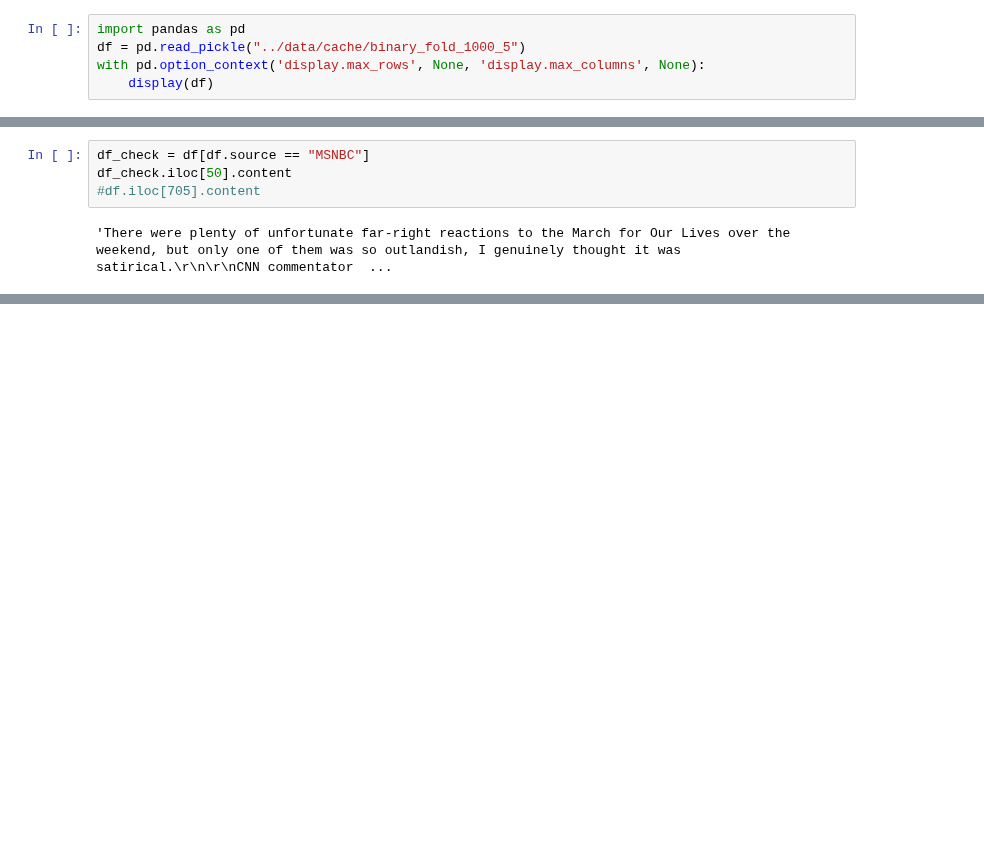
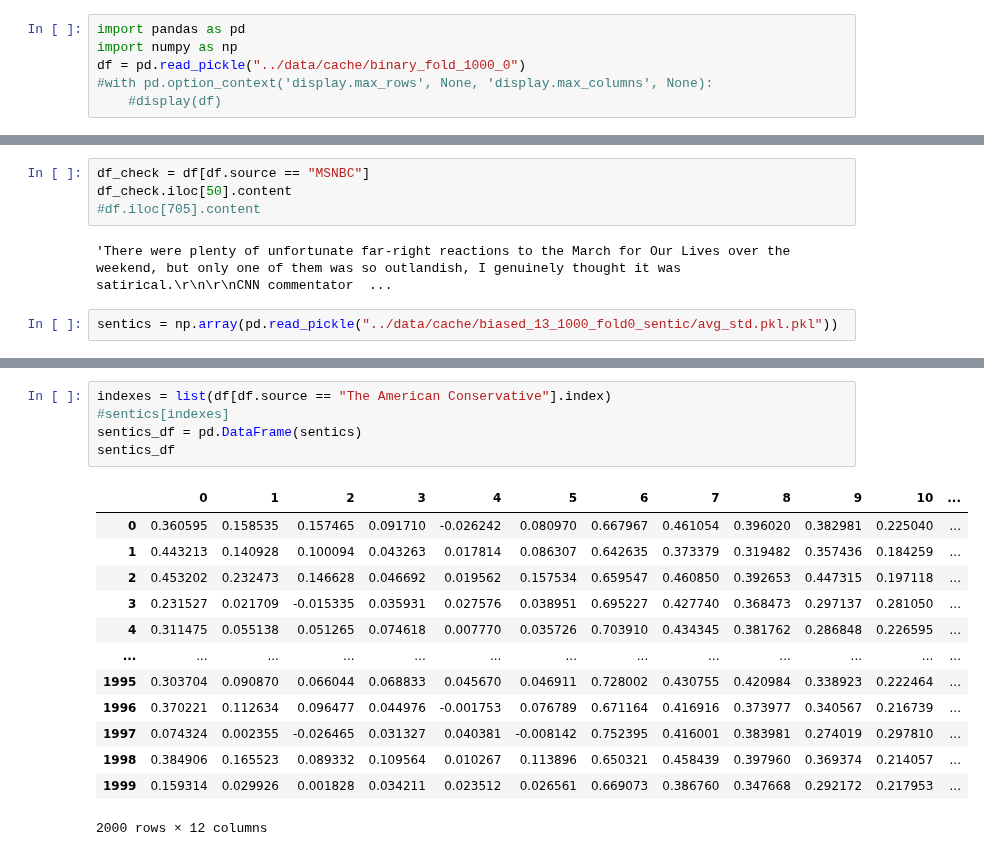
Before and after one commit to WarmCyan/news-bias-research, a Jupyter notebook: notebooks/14_Analysis.ipynb, the cells around one changed output, grey strips where cells are left out. Cells and saved outputs as stored; diff of their text form; blank space fills up the shorter version.

```diff
--- a/notebooks/14_Analysis.ipynb
+++ b/notebooks/14_Analysis.ipynb
@@ -1,5 +1,6 @@
 # %%
 import pandas as pd
-df = pd.read_pickle("../data/cache/binary_fold_1000_5")
-with pd.option_context('display.max_rows', None, 'display.max_columns', None):
-    display(df)
+import numpy as np
+df = pd.read_pickle("../data/cache/binary_fold_1000_0")
+#with pd.option_context('display.max_rows', None, 'display.max_columns', None):
+    #display(df)
@@ -27,3 +10,5 @@ df_check.iloc[50].content
 #df.iloc[705].content
 # %% [output]
 'There were plenty of unfortunate far-right reactions to the March for Our Lives over the weekend, but only one of them was so outlandish, I genuinely thought it was satirical.\r\n\r\nCNN commentator  ...
+# %%
+sentics = np.array(pd.read_pickle("../data/cache/biased_13_1000_fold0_sentic/avg_std.pkl.pkl"))
@@ -29,0 +26,19 @@ df_check.iloc[50].content
+# %%
+indexes = list(df[df.source == "The American Conservative"].index)
+#sentics[indexes]
+sentics_df = pd.DataFrame(sentics)
+sentics_df
+# %% [output]
+|  | 0 | 1 | 2 | 3 | 4 | 5 | 6 | 7 | 8 | 9 | 10 | ... |
+| 0 | 0.360595 | 0.158535 | 0.157465 | 0.091710 | -0.026242 | 0.080970 | 0.667967 | 0.461054 | 0.396020 | 0.382981 | 0.225040 | ... |
+| 1 | 0.443213 | 0.140928 | 0.100094 | 0.043263 | 0.017814 | 0.086307 | 0.642635 | 0.373379 | 0.319482 | 0.357436 | 0.184259 | ... |
+| 2 | 0.453202 | 0.232473 | 0.146628 | 0.046692 | 0.019562 | 0.157534 | 0.659547 | 0.460850 | 0.392653 | 0.447315 | 0.197118 | ... |
+| 3 | 0.231527 | 0.021709 | -0.015335 | 0.035931 | 0.027576 | 0.038951 | 0.695227 | 0.427740 | 0.368473 | 0.297137 | 0.281050 | ... |
+| 4 | 0.311475 | 0.055138 | 0.051265 | 0.074618 | 0.007770 | 0.035726 | 0.703910 | 0.434345 | 0.381762 | 0.286848 | 0.226595 | ... |
+| ... | ... | ... | ... | ... | ... | ... | ... | ... | ... | ... | ... | ... |
+| 1995 | 0.303704 | 0.090870 | 0.066044 | 0.068833 | 0.045670 | 0.046911 | 0.728002 | 0.430755 | 0.420984 | 0.338923 | 0.222464 | ... |
+| 1996 | 0.370221 | 0.112634 | 0.096477 | 0.044976 | -0.001753 | 0.076789 | 0.671164 | 0.416916 | 0.373977 | 0.340567 | 0.216739 | ... |
+| 1997 | 0.074324 | 0.002355 | -0.026465 | 0.031327 | 0.040381 | -0.008142 | 0.752395 | 0.416001 | 0.383981 | 0.274019 | 0.297810 | ... |
+| 1998 | 0.384906 | 0.165523 | 0.089332 | 0.109564 | 0.010267 | 0.113896 | 0.650321 | 0.458439 | 0.397960 | 0.369374 | 0.214057 | ... |
+| 1999 | 0.159314 | 0.029926 | 0.001828 | 0.034211 | 0.023512 | 0.026561 | 0.669073 | 0.386760 | 0.347668 | 0.292172 | 0.217953 | ... |
+2000 rows × 12 columns
```
Also changed, not shown: parts of 12 cells of this notebook, 8 other files.
